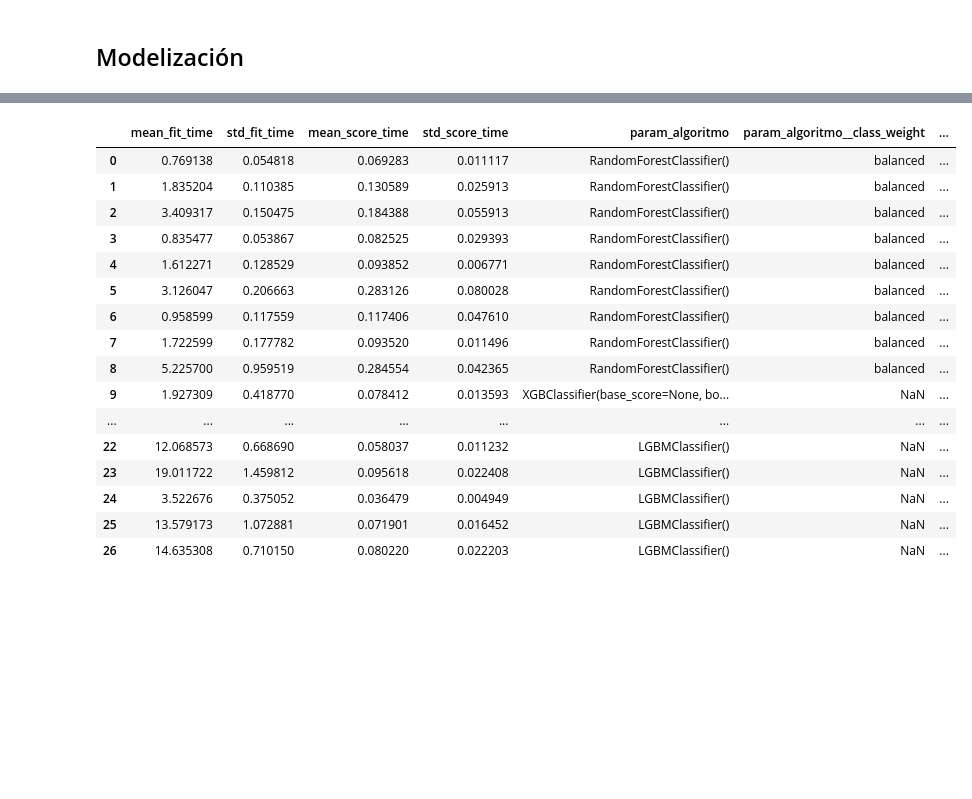
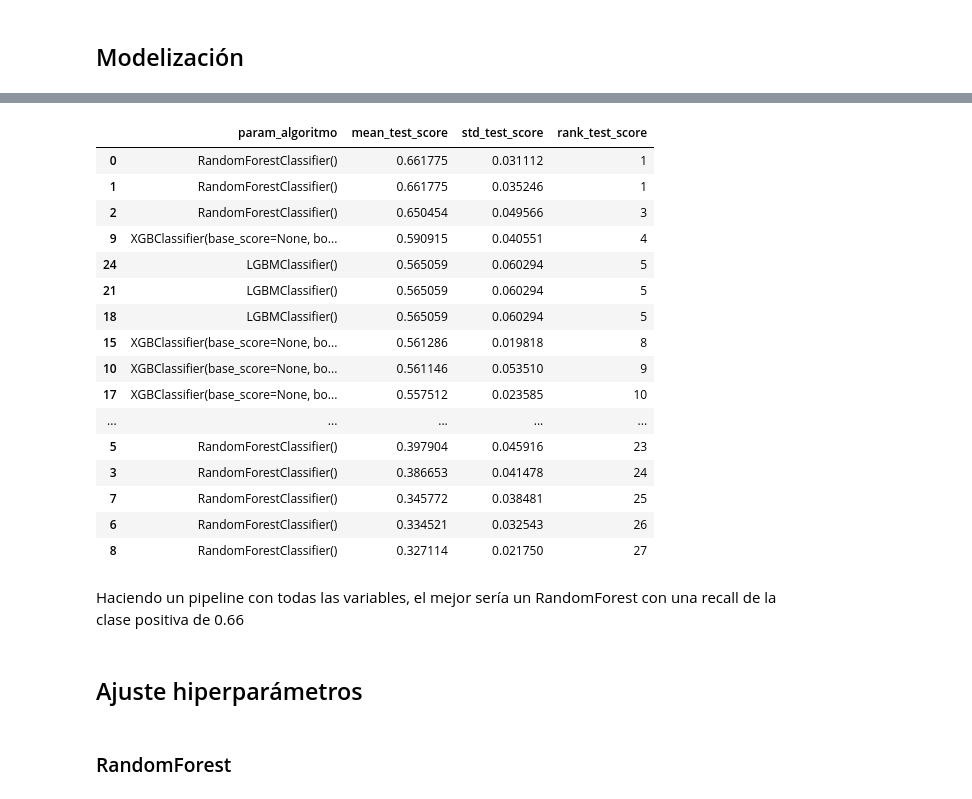
Before and after one commit to ANG112/Project_Break_ML, a Jupyter notebook: 05_Modelizacion.ipynb, the cells around one changed output, grey strips where cells are left out. Drawn from its saved outputs; the diff is of its cells as text; code cells hidden in the pictures; blank space fills up the shorter version.

```diff
--- a/05_Modelizacion.ipynb
+++ b/05_Modelizacion.ipynb
@@ -355,4 +207,0 @@ Pruebo un DecisionTreeClassifier
-# %%
-tree = DecisionTreeClassifier(class_weight='balanced', max_depth=10)
-
-tree.fit(X_train_transform,y_train)
@@ -377,0 +262,13 @@ pd.Series(tree.feature_importances_, index = features_transformed).sort_values(a
+# %%
+# Instancio modelo clasificación
+rf_sfs = RandomForestRegressor(max_depth=5,random_state=42)
+# Instancio el modelo de la features selection
+sfs_fordward = SequentialFeatureSelector(
+    rf_sfs,
+    n_features_to_select=20,
+    cv = 3,
+    )
+
+# Entreno el modelo de features_selection
+sfs_fordward.fit(X_train_transform_df,y_train)
+features_SFS= sfs_fordward.get_feature_names_out()
@@ -377,0 +331,6 @@ pd.Series(tree.feature_importances_, index = features_transformed).sort_values(a
+# %%
+# Instancio modelos
+ratio = float(np.sum(y_train == 0)) / np.sum(y_train == 1)
+xgb = XGBClassifier(max_depth=10, scale_pos_weight=ratio,random_state = 42)
+rf = RandomForestClassifier(max_depth=10, random_state=42, class_weight='balanced')
+lgb = LGBMClassifier(max_depth=10, is_unbalance = True, objective= 'binary', random_state = 42, verbose = -1)
@@ -385,37 +374,32 @@ pipe = Pipeline(steps=[
     ('algoritmo', RandomForestClassifier())
 ])
 
-# Supongamos que y es tu vector de etiquetas
-neg, pos = np.bincount(y_train)
-scale_pos_weight = neg / pos
 
 # Definir el grid de hiperparámetros
 grid = [
     {'algoritmo': [RandomForestClassifier()],
-     'algoritmo__max_depth': [9, 10, 11],
+     'algoritmo__max_depth': [5, 10, 15],
      'algoritmo__n_estimators': [50, 100, 200],
      'algoritmo__class_weight':['balanced']},
 
     {'algoritmo': [XGBClassifier()],
      'algoritmo__learning_rate': [0.1, 0.3, 0.5],
      'algoritmo__n_estimators': [100, 500, 1000],
-     'algoritmo__scale_pos_weight':[scale_pos_weight]},
+     'algoritmo__scale_pos_weight':[ratio]},
 
     {'algoritmo': [LGBMClassifier()],
      'algoritmo__learnin_rate': [0.1, 0.3, 0.5],
      'algoritmo__n_estimators': [100, 500, 1000],
-     'algoritmo__scale_pos_weight':[scale_pos_weight]}
+     'algoritmo__is_unbalance' : [True],
+     'algoritmo__objective': ['binary']}
 ]
 
-
-# Crear un scorer personalizado para el recall de la clase positiva
-recall_scorer = make_scorer(recall_score, pos_label=1)
 
 # Realizar GridSearchCV con el scorer personalizado
 grid_search = GridSearchCV(pipe,
                            grid,
                            cv=5,
-                           scoring=recall_scorer,
+                           scoring=make_scorer(recall_score, pos_label=True),
                            n_jobs=-1)
 
 
@@ -463,21 +417,27 @@ grid_search.cv_results_
 # %%
 df_cv_results = pd.DataFrame(grid_search.cv_results_)
-df_cv_results
+df_cv_results[['param_algoritmo','mean_test_score','std_test_score','rank_test_score']].sort_values('rank_test_score')
 # %% [output]
-|  | mean_fit_time | std_fit_time | mean_score_time | std_score_time | param_algoritmo | param_algoritmo__class_weight | ... |
-| 0 | 0.769138 | 0.054818 | 0.069283 | 0.011117 | RandomForestClassifier() | balanced | ... |
-| 1 | 1.835204 | 0.110385 | 0.130589 | 0.025913 | RandomForestClassifier() | balanced | ... |
-| 2 | 3.409317 | 0.150475 | 0.184388 | 0.055913 | RandomForestClassifier() | balanced | ... |
-| 3 | 0.835477 | 0.053867 | 0.082525 | 0.029393 | RandomForestClassifier() | balanced | ... |
-| 4 | 1.612271 | 0.128529 | 0.093852 | 0.006771 | RandomForestClassifier() | balanced | ... |
-| 5 | 3.126047 | 0.206663 | 0.283126 | 0.080028 | RandomForestClassifier() | balanced | ... |
-| 6 | 0.958599 | 0.117559 | 0.117406 | 0.047610 | RandomForestClassifier() | balanced | ... |
-| 7 | 1.722599 | 0.177782 | 0.093520 | 0.011496 | RandomForestClassifier() | balanced | ... |
-| 8 | 5.225700 | 0.959519 | 0.284554 | 0.042365 | RandomForestClassifier() | balanced | ... |
-| 9 | 1.927309 | 0.418770 | 0.078412 | 0.013593 | XGBClassifier(base_score=None, bo... | NaN | ... |
-| ... | ... | ... | ... | ... | ... | ... | ... |
-| 22 | 12.068573 | 0.668690 | 0.058037 | 0.011232 | LGBMClassifier() | NaN | ... |
-| 23 | 19.011722 | 1.459812 | 0.095618 | 0.022408 | LGBMClassifier() | NaN | ... |
-| 24 | 3.522676 | 0.375052 | 0.036479 | 0.004949 | LGBMClassifier() | NaN | ... |
-| 25 | 13.579173 | 1.072881 | 0.071901 | 0.016452 | LGBMClassifier() | NaN | ... |
-| 26 | 14.635308 | 0.710150 | 0.080220 | 0.022203 | LGBMClassifier() | NaN | ... |
+|  | param_algoritmo | mean_test_score | std_test_score | rank_test_score |
+| 0 | RandomForestClassifier() | 0.661775 | 0.031112 | 1 |
+| 1 | RandomForestClassifier() | 0.661775 | 0.035246 | 1 |
+| 2 | RandomForestClassifier() | 0.650454 | 0.049566 | 3 |
+| 9 | XGBClassifier(base_score=None, bo... | 0.590915 | 0.040551 | 4 |
+| 24 | LGBMClassifier() | 0.565059 | 0.060294 | 5 |
+| 21 | LGBMClassifier() | 0.565059 | 0.060294 | 5 |
+| 18 | LGBMClassifier() | 0.565059 | 0.060294 | 5 |
+| 15 | XGBClassifier(base_score=None, bo... | 0.561286 | 0.019818 | 8 |
+| 10 | XGBClassifier(base_score=None, bo... | 0.561146 | 0.053510 | 9 |
+| 17 | XGBClassifier(base_score=None, bo... | 0.557512 | 0.023585 | 10 |
+| ... | ... | ... | ... | ... |
+| 5 | RandomForestClassifier() | 0.397904 | 0.045916 | 23 |
+| 3 | RandomForestClassifier() | 0.386653 | 0.041478 | 24 |
+| 7 | RandomForestClassifier() | 0.345772 | 0.038481 | 25 |
+| 6 | RandomForestClassifier() | 0.334521 | 0.032543 | 26 |
+| 8 | RandomForestClassifier() | 0.327114 | 0.021750 | 27 |
+# %% [markdown]
+Haciendo un pipeline con todas las variables, el mejor sería un RandomForest con una recall de la clase positiva de 0.66
+# %% [markdown]
+## Ajuste hiperparámetros
+# %% [markdown]
+### RandomForest
```
Also changed, not shown: parts of 60 cells of this notebook, 6 other files.
